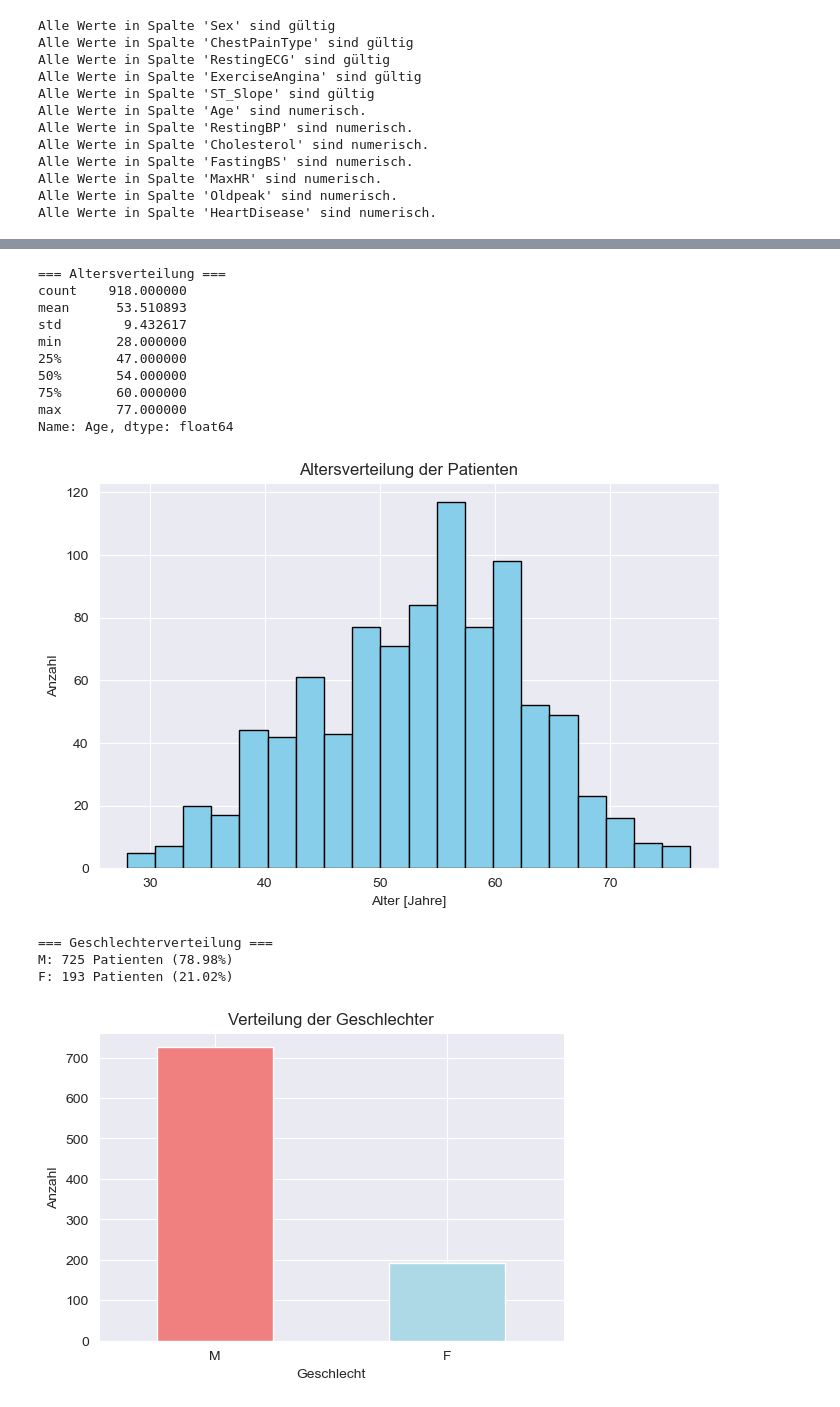
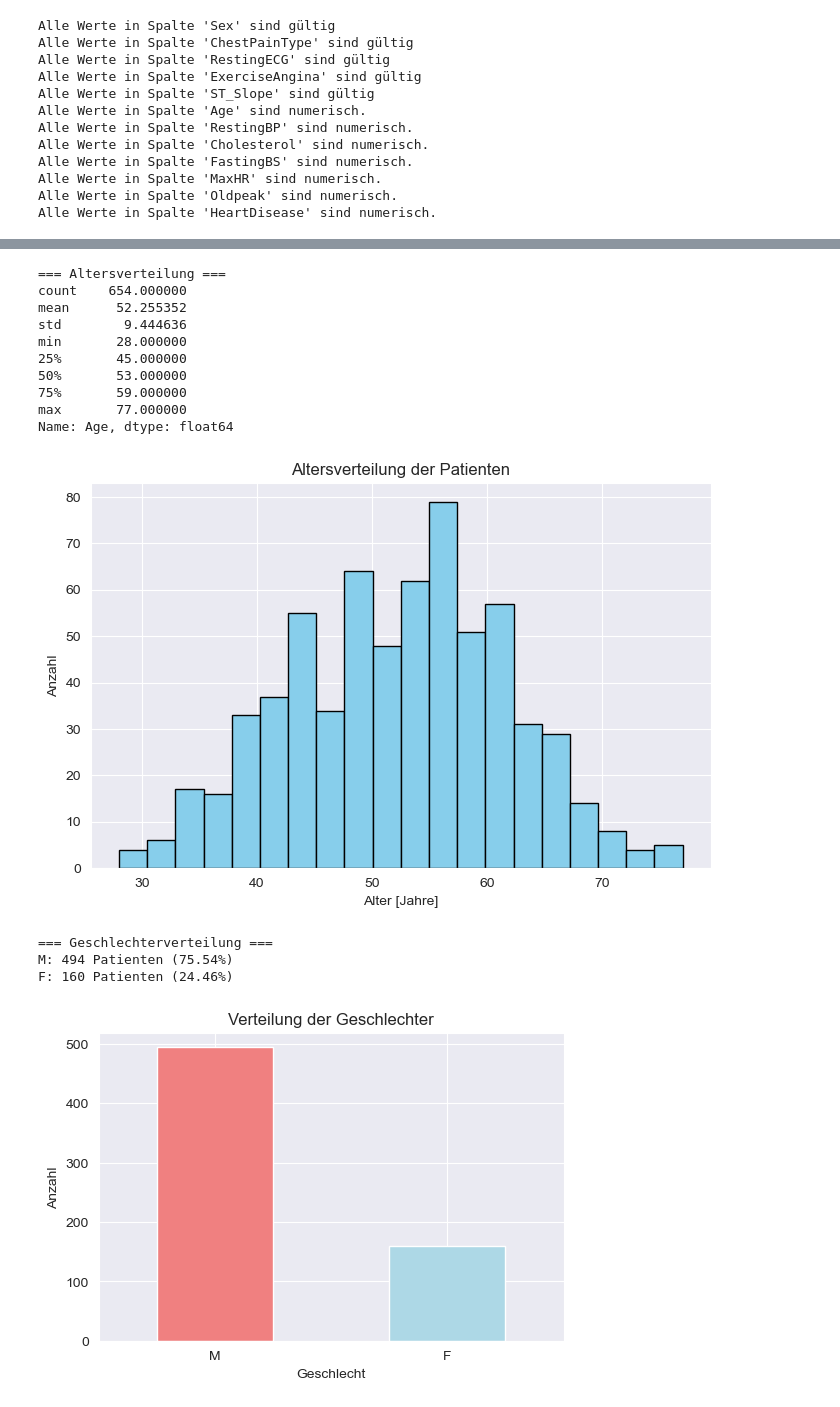
Before and after one commit to ManaTrooo/Asai-Projekt, a Jupyter notebook: DataSet_2.ipynb, the cells around one changed output, grey strips where cells are left out. Drawn from its saved outputs; the diff is of its cells as text; code cells hidden in the pictures.

```diff
--- a/DataSet_2.ipynb
+++ b/DataSet_2.ipynb
@@ -4,8 +4,8 @@ import matplotlib.pyplot as plt
 import seaborn as sns
 # %%
 #Datei einlesen
-#df = pd.read_csv(r"C:\Users\zahri\anaconda_projects\AsaiProjekt\Asai-Projekt\heart_2020_cleaned.csv")
-df = pd.read_csv("/Users/aurelia/Documents/GitHub/Asai-Projekt/heart3.csv")
+df = pd.read_csv("heart3.csv")
+#df = pd.read_csv("/Users/aurelia/Documents/GitHub/Asai-Projekt/heart3.csv")
 df_orginal = df.copy()
 # %%
 #DataFrame-Beispiel Daten
@@ -118,6 +118,9 @@ Verteilung von Heartdisease innerhalb der Duplikate:
 Gesamtverteilung HeartDisease:
   1: 55.34%
   0: 44.66%
+# %%
+# Duplikate entfernen
+df = df.drop_duplicates()
 # %%
 # Fehlende Werte prüfen
 print(df.isnull().sum())
@@ -245,51 +252,34 @@ Neue Anzahl an Zeilen: 903
 # %%
-#Bias/Korrelation
-import matplotlib.pyplot as plt
+print("=== Geschlechterverteilung ===")
+gender_counts = df['Sex'].value_counts()
+gender_percent = df['Sex'].value_counts(normalize=True) * 100
 
-def check_age_distribution(df):
-    print("=== Altersverteilung ===")
-    print(df['Age'].describe())
+for sex in gender_counts.index:
+    print(f"{sex}: {gender_counts[sex]} Patienten ({gender_percent[sex]:.2f}%)")
 
-    plt.figure(figsize=(8,5))
-    plt.hist(df['Age'], bins=20, color='skyblue', edgecolor='black')
-    plt.title('Altersverteilung der Patienten')
-    plt.xlabel('Alter [Jahre]')
-    plt.ylabel('Anzahl')
-    plt.show()
-def check_gender_distribution(df): #Gender Bias?
-    print("=== Geschlechterverteilung ===")
-    gender_counts = df['Sex'].value_counts()
-    gender_percent = df['Sex'].value_counts(normalize=True) * 100
-
-    for sex in gender_counts.index:
-        print(f"{sex}: {gender_counts[sex]} Patienten ({gender_percent[sex]:.2f}%)")
-
-    plt.figure(figsize=(6,4))
-    gender_counts.plot(kind='bar', color=['lightcoral', 'lightblue'])
-    plt.title('Verteilung der Geschlechter')
-    plt.xlabel('Geschlecht')
-    plt.ylabel('Anzahl')
-    plt.xticks(rotation=0)
-    plt.show()
-
-check_age_distribution(df)
-check_gender_distribution(df)
+plt.figure(figsize=(6,4))
+gender_counts.plot(kind='bar', color=['lightcoral', 'lightblue'])
+plt.title('Verteilung der Geschlechter')
+plt.xlabel('Geschlecht')
+plt.ylabel('Anzahl')
+plt.xticks(rotation=0)
+plt.show()
 # %% [output]
 === Altersverteilung ===
-count    918.000000
-mean      53.510893
-std        9.432617
+count    654.000000
+mean      52.255352
+std        9.444636
 min       28.000000
-25%       47.000000
-50%       54.000000
-75%       60.000000
+25%       45.000000
+50%       53.000000
+75%       59.000000
 max       77.000000
 Name: Age, dtype: float64
-[figure, old version]
+[figure, new version]
 === Geschlechterverteilung ===
-M: 725 Patienten (78.98%)
-F: 193 Patienten (21.02%)
+M: 494 Patienten (75.54%)
+F: 160 Patienten (24.46%)
-[figure, old version]
+[figure, new version]
 # %%
 # Bias: Zielverteilung nach Geschlecht
 sns.countplot(data=df, x='Sex', hue='HeartDisease')
```
Also changed, not shown: parts of 10 cells of this notebook, 1 other file.
